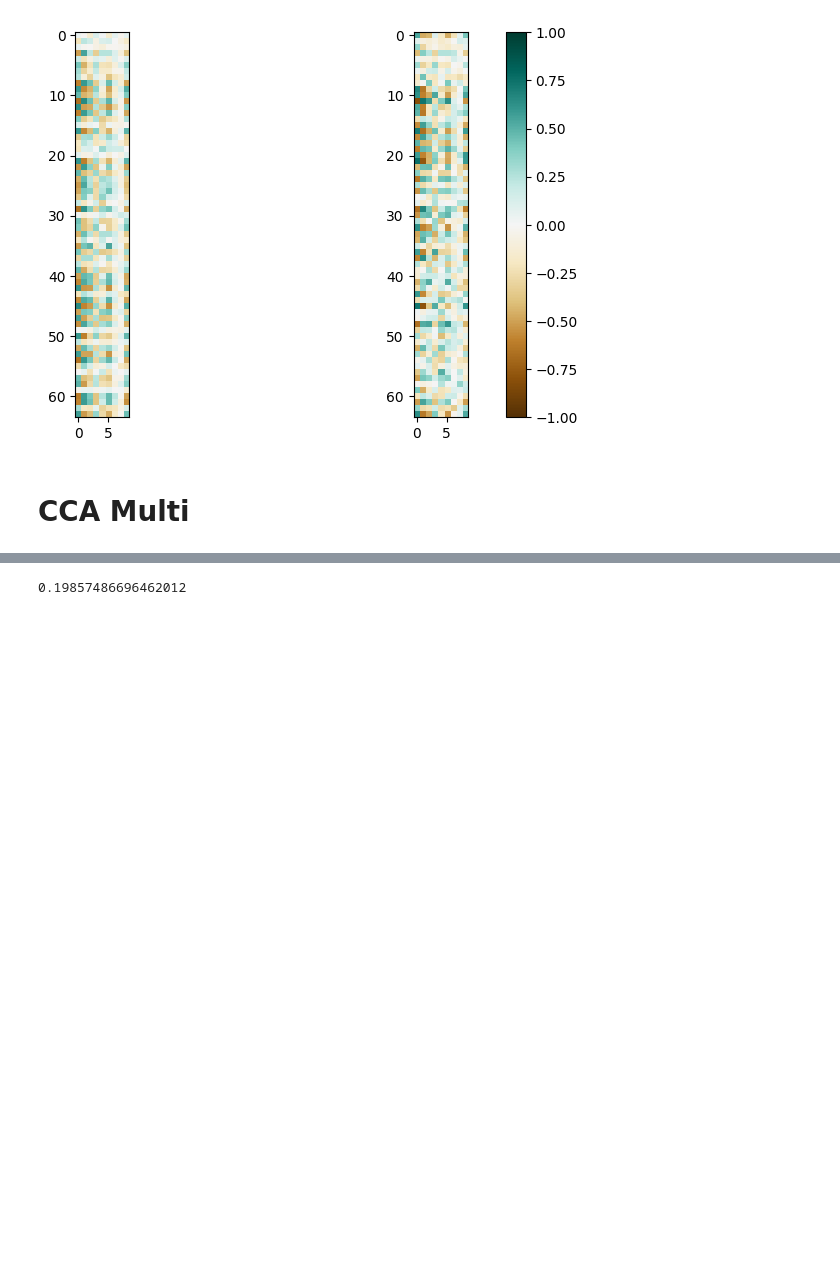
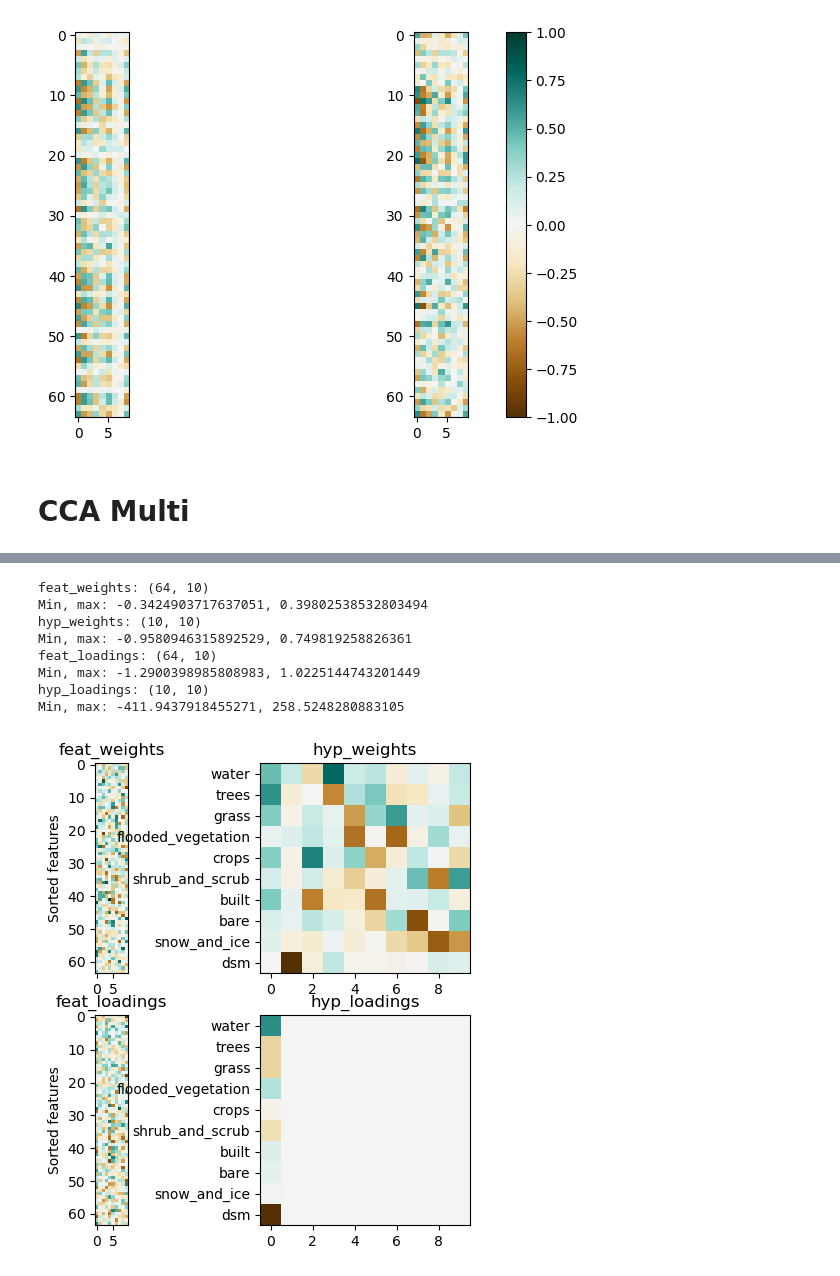
Before and after one commit to vdplasthijs/NeurEO, a Jupyter notebook: notebooks/CCA.ipynb, the cells around one changed output, grey strips where cells are left out. Saved outputs shown, nothing was run; the diff lists cells and outputs as text; code cells hidden in the pictures; blank space fills up the shorter version.

```diff
--- a/notebooks/CCA.ipynb
+++ b/notebooks/CCA.ipynb
@@ -346,4 +386,30 @@ for a in ax:
 # %%
-tmp.max()
+dict_outcome_cca = {
+    'feat_weights': cca.x_weights_,
+    'hyp_weights': cca.y_weights_,
+    'feat_loadings': cca.x_loadings_,
+    'hyp_loadings': cca.y_loadings_
+}
+hyp_names = du.get_hyp_names()
+fig, ax = plt.subplots(2, 2, figsize=(6, 6))
+ax = ax.flatten()
+for ii, (key, val) in enumerate(dict_outcome_cca.items()):
+    print(f"{key}: {val.shape}")
+    print(f'Min, max: {np.min(val)}, {np.max(val)}')
+    im = ax[ii].imshow(val, cmap='BrBG', vmin=-np.max(np.abs(val)), vmax=np.max(np.abs(val)))
+    ax[ii].set_title(key)
+    if key[:3] == 'hyp':
+        ax[ii].set_yticks(np.arange(n_hyp))
+        ax[ii].set_yticklabels(hyp_names)
+    else:
+        ax[ii].set_ylabel('Sorted features')
 # %% [output]
-0.19857486696462012
+feat_weights: (64, 10)
+Min, max: -0.3424903717637051, 0.39802538532803494
+hyp_weights: (10, 10)
+Min, max: -0.9580946315892529, 0.749819258826361
+feat_loadings: (64, 10)
+Min, max: -1.2900398985808983, 1.0225144743201449
+hyp_loadings: (10, 10)
+Min, max: -411.9437918455271, 258.5248280883105
+[figure, added]
```
Also changed, not shown: parts of 33 cells of this notebook, 5 other files.
